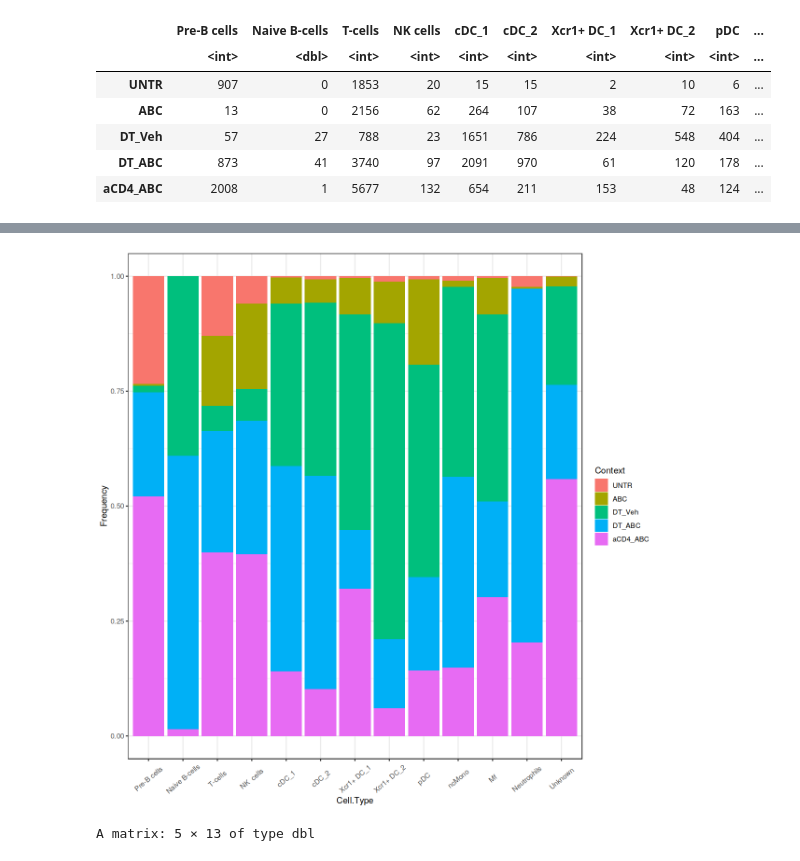
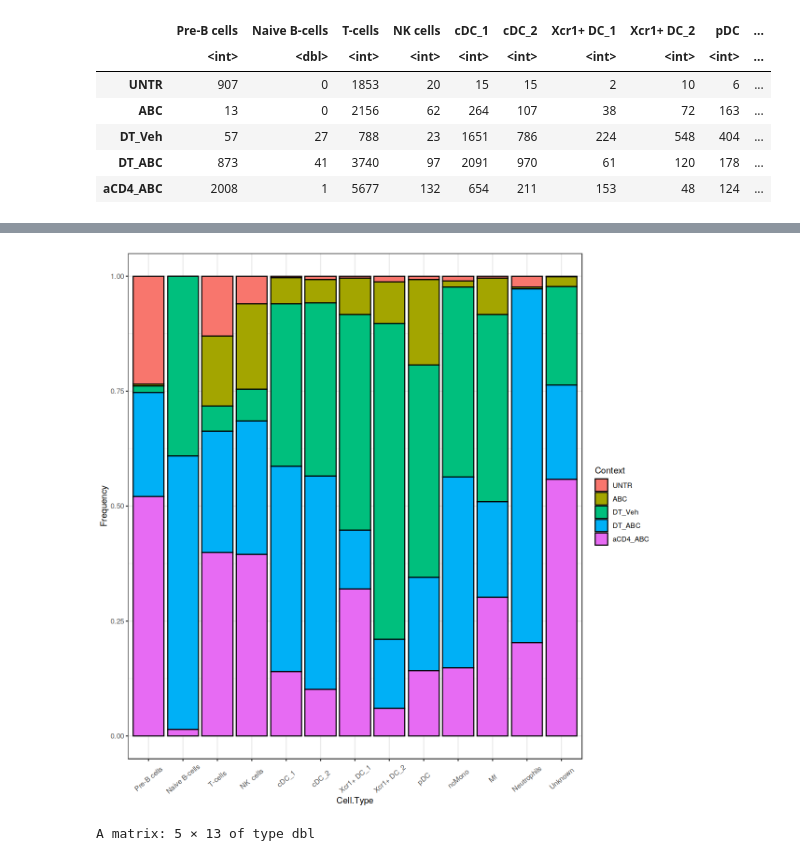
Before and after one commit to hmbaghdassarian/norcross_abc, a Jupyter notebook: notebooks/02_Compositional_Analysis.ipynb, the cells around one changed output, grey strips where cells are left out. Saved outputs shown, nothing was run; the diff lists cells and outputs as text; code cells hidden in the pictures.

Commit message:
minor updates to visualizations

```diff
--- a/notebooks/02_Compositional_Analysis.ipynb
+++ b/notebooks/02_Compositional_Analysis.ipynb
@@ -53,22 +53,22 @@ A matrix: 5 × 13 of type dbl
 # %%
 viz.df<-melt(context.freq)
 names(viz.df)<-c('Context', 'Cell.Type', 'Frequency')
 
 h_ = 10
 w_ = 10
 options(repr.plot.height=h_, repr.plot.width=w_)
 
 
 g1<-ggplot(viz.df, aes(fill=Context, y=Frequency, x=Cell.Type)) +
-    geom_bar(position="stack", stat="identity") + theme_bw() +
+    geom_bar(position="stack", stat="identity", colour="black") + theme_bw() +
 theme(axis.text.x = element_text(angle = 40, vjust = 0.5, hjust=0.5))
 g1
 
 for (ext in c('.svg', '.png', '.pdf')){ggsave(paste0(data_path, 'figures/',
                                                      'celltype_level1_composition', ext), g1,
                                              height = h_, width = w_)}
 # %% [output]
-[figure, old version]
+[figure, new version]
 # %%
 context.freq2<-prop.table(data.matrix(context.counts),1)
 context.freq2
```
Also changed, not shown: parts of 3 cells of this notebook, 4 other files.
